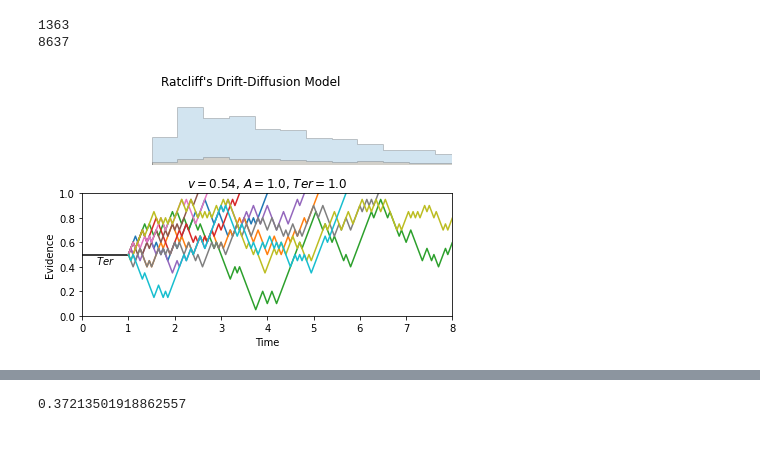
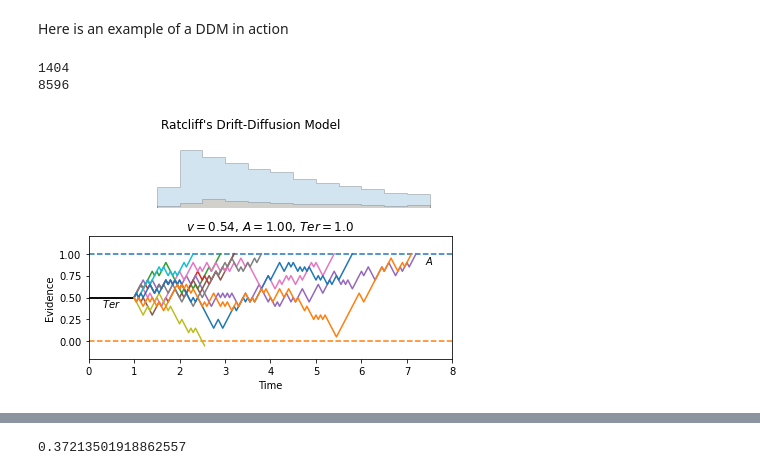
Before and after one commit to TheRealDrDre/CompCogNeuro, a Jupyter notebook: ACC/DDM.ipynb, the cells around one changed output, grey strips where cells are left out. Drawn from its saved outputs; the diff is of its cells as text; code cells hidden in the pictures; blank space fills up the shorter version.

```diff
--- a/ACC/DDM.ipynb
+++ b/ACC/DDM.ipynb
@@ -32,6 +38,8 @@ class DDM():
             res.append(trace)
 
         return res
+# %% [markdown]
+Here is an example of a DDM in action
 # %%
 #fig, (axs1, axs2, axs3) = plt.subplots(3, 1, figsize=(5,5), gridspec_kw={'height_ratios': [1, 2, 1]})
 
@@ -51,38 +59,46 @@ axs1.set_xlim(0, max_time)
 axs2.set_xlim(0, max_time)
 #axs3.set_xlim(0, max_time)
 
 for ax in (axs1,):#, axs3):
     ax.get_xaxis().set_visible(False)
     ax.get_yaxis().set_visible(False)
     ax.axis('off')
     #ax.set_ylim(0, 2000)
     #axs3.set_ylim(0, 10)
 
-axs2.set_ylim(0, d.a)
+axs2.set_ylim(-0.2, 1.2)
 axs2.set_ylabel("Evidence")
 axs2.set_xlabel("Time")
 
 #axs3.invert_yaxis()
 
 # The traces
 
 axs2.plot([0, d.ter], [d.start, d.start], "k")
+axs2.plot([0, max_time], [d.a, d.a], '--')
+axs2.plot([0, max_time], [0, 0], '--')
+axs2.plot([0, d.ter], [d.start, d.start], "k")
+
 axs2.text(s=r"$Ter$", x=d.ter/2, y = d.start, ha='center', va = 'top')
-subset = rnd.choices(traces, k=10)
+axs2.text(s=r"$A$", x=max_time - 0.5, y = d.a, ha='center', va = 'top')
+#axs2.text(s=r"$0$", x=max_time - 0.5, y = 0, ha='center', va = 'bottom')
+
+subset = rnd.choices([x for x in traces if x[-1][0] < max_time], k=10)
 
 for trace in subset:
     data = np.array(trace)
     axs2.plot(data[:,0], data[:,1])
 
-axs2.set_title(r"$v = %.2f$, $A = %.1f$, $Ter = %.1f$" % (d.v, d.a, d.ter))
-kwargs = dict(histtype='stepfilled', alpha=0.2, density=False, bins=50, ec="k")
+bins = [x/2 for x in range(0, 2*max_time)]
+axs2.set_title(r"$v = %.2f$, $A = %.2f$, $Ter = %.1f$" % (d.v, d.a, d.ter))
+kwargs = dict(histtype='stepfilled', alpha=0.2, density=False, bins=bins, ec="k")
 axs1.hist((times_a, times_0), **kwargs)
 #axs3.hist((times_a, times_0), **kwargs)
 fig.suptitle("Ratcliff's Drift-Diffusion Model")
 fig.tight_layout()
-plt.savefig("figures/ddm.png")
+plt.savefig("figures/ddm.png", dpi=200)
 plt.show()
 # %% [output]
-1363
-8637
+1404
+8596
-[figure, old version]
+[figure, new version]
```
Also changed, not shown: parts of 4 cells of this notebook, 2 other files.
